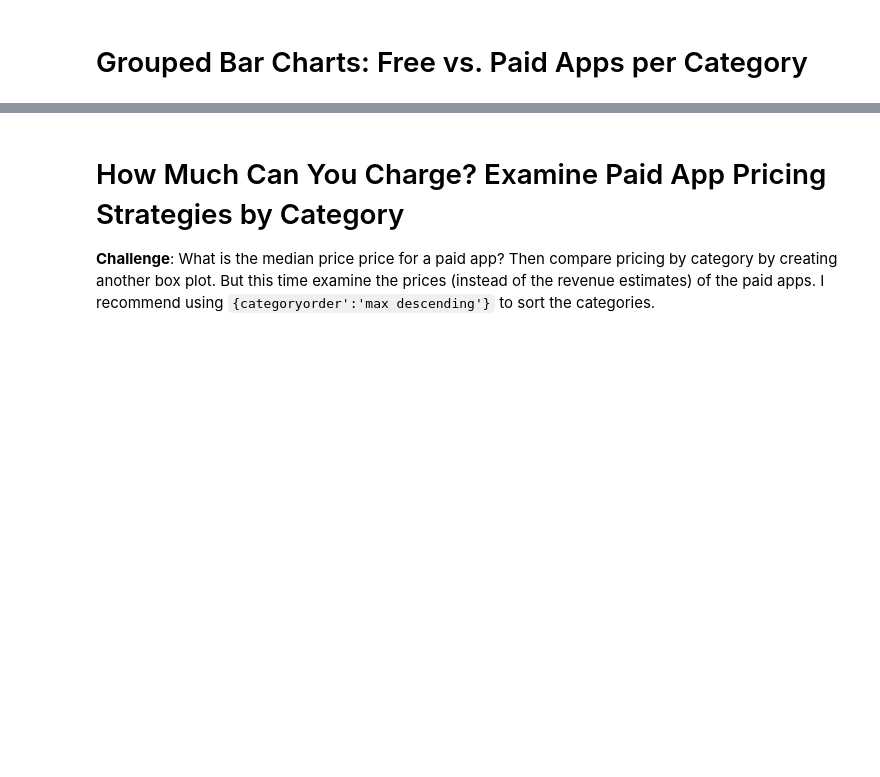
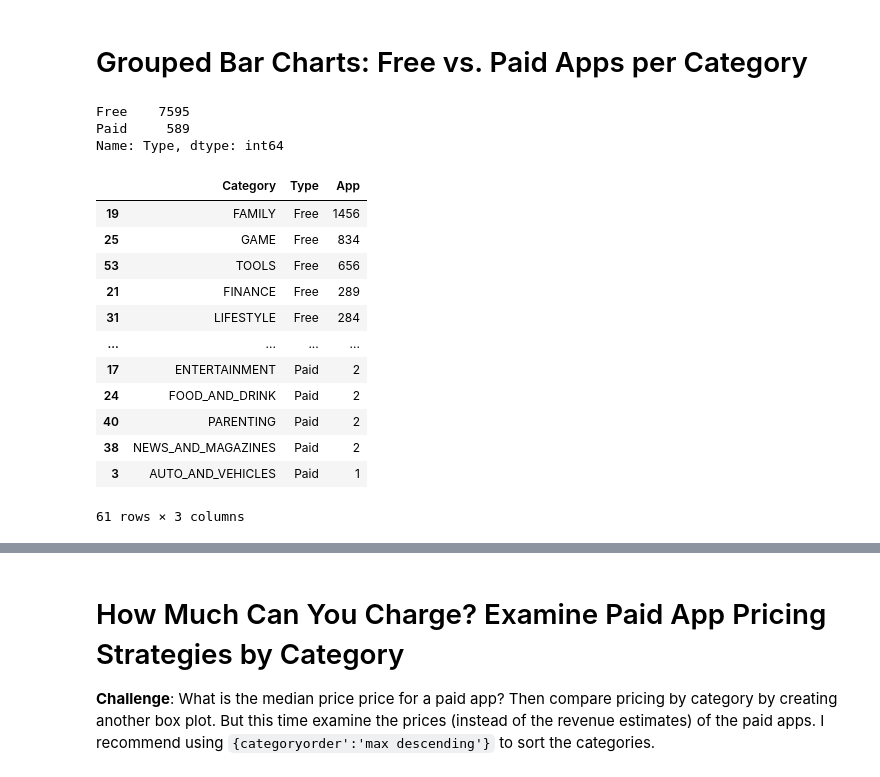
Before and after one commit to jhoeljp/Data-Analytics, a Jupyter notebook: Other/Google_App_Store_Analysis_2017-2018/Google_Play_Store_App_Analytics_2017_2018.ipynb, the cells around one changed output, grey strips where cells are left out. Saved outputs shown, nothing was run; the diff lists cells and outputs as text; code cells hidden in the pictures; blank space fills up the shorter version.

Commit message:
paid vs free apps

```diff
--- a/Other/Google_App_Store_Analysis_2017-2018/Google_Play_Store_App_Analytics_2017_2018.ipynb
+++ b/Other/Google_App_Store_Analysis_2017-2018/Google_Play_Store_App_Analytics_2017_2018.ipynb
@@ -511,6 +512,30 @@ coloraxis_showscale=False)
 bar.show()
 # %% [markdown]
 # Grouped Bar Charts: Free vs. Paid Apps per Category
+# %%
+df_apps_clean.Type.value_counts()
+# %% [output]
+Free    7595
+Paid     589
+Name: Type, dtype: int64
+# %%
+df_free_vs_paid = df_apps_clean.groupby(['Category','Type'],as_index=False).agg({'App':pd.Series.count})
+df_free_vs_paid =df_free_vs_paid.sort_values('App',ascending=False)
+df_free_vs_paid
+# %% [output]
+|  | Category | Type | App |
+| 19 | FAMILY | Free | 1456 |
+| 25 | GAME | Free | 834 |
+| 53 | TOOLS | Free | 656 |
+| 21 | FINANCE | Free | 289 |
+| 31 | LIFESTYLE | Free | 284 |
+| ... | ... | ... | ... |
+| 17 | ENTERTAINMENT | Paid | 2 |
+| 24 | FOOD_AND_DRINK | Paid | 2 |
+| 40 | PARENTING | Paid | 2 |
+| 38 | NEWS_AND_MAGAZINES | Paid | 2 |
+| 3 | AUTO_AND_VEHICLES | Paid | 1 |
+61 rows × 3 columns
 # %% [markdown]
 **Challenge**: Use the plotly express bar [chart examples](https://plotly.com/python/bar-charts/#bar-chart-with-sorted-or-ordered-categories) and the [.bar() API reference](https://plotly.com/python-api-reference/generated/plotly.express.bar.html#plotly.express.bar) to create this bar chart:
 
```
Also changed, not shown: parts of 5 cells of this notebook.
